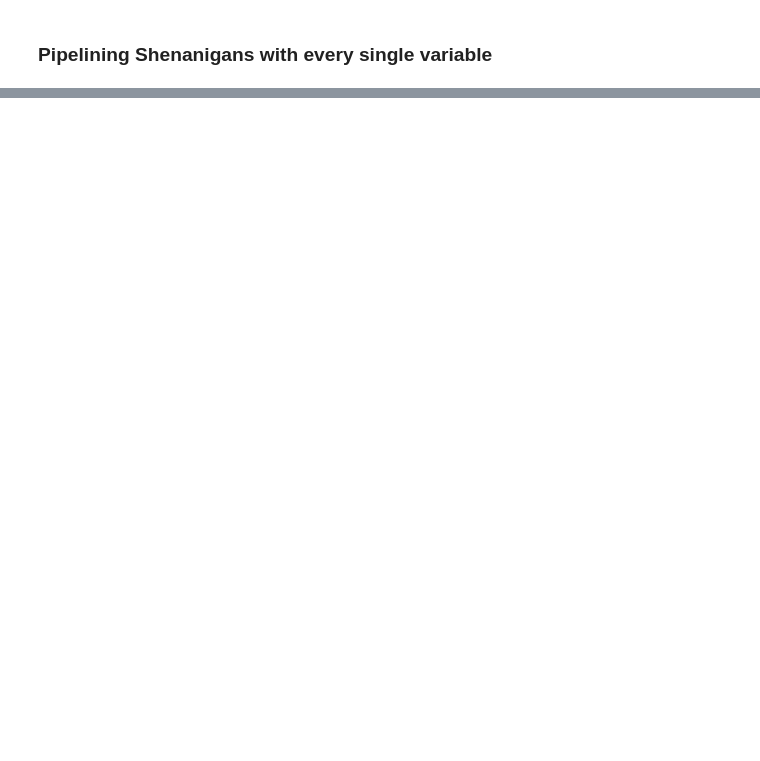
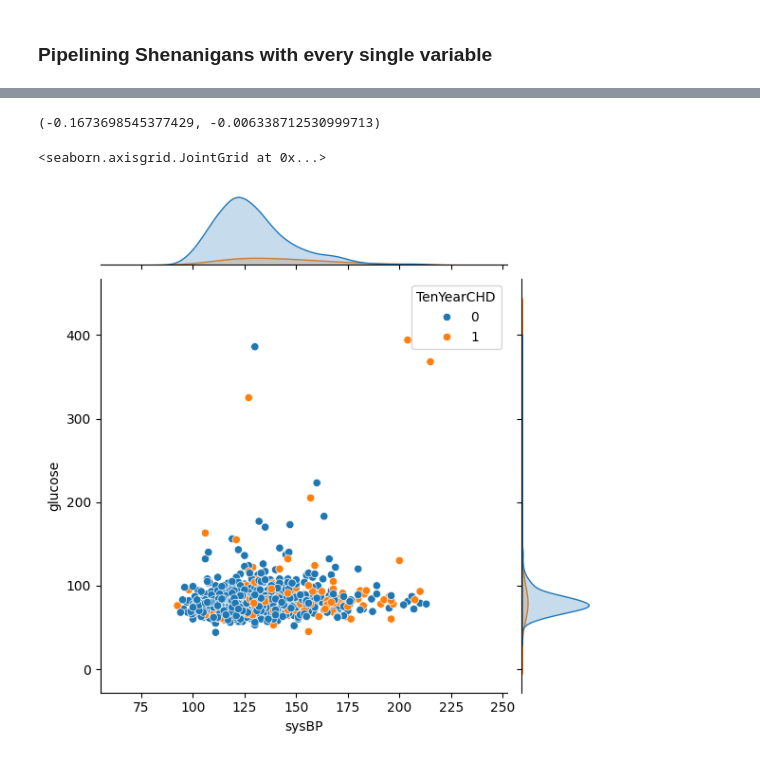
Before and after one commit to phipyao/ds3001-project_chd, a Jupyter notebook: project_chd.ipynb, the cells around one changed output, grey strips where cells are left out. Saved outputs shown, nothing was run; the diff lists cells and outputs as text; code cells hidden in the pictures; blank space fills up the shorter version.

```diff
--- a/project_chd.ipynb
+++ b/project_chd.ipynb
@@ -176,0 +110,9 @@ Tree rsq:  -0.02243805524274345
+# %%
+pipe([], ['cigsPerDay'])
+# %% [output]
+(-0.1673698545377429, -0.006338712530999713)
+# %%
+sns.jointplot(data=test_data, y='glucose', x='sysBP', hue='TenYearCHD')
+# %% [output]
+<seaborn.axisgrid.JointGrid at 0x...>
+[figure, added]
```
Also changed, not shown: parts of 17 cells of this notebook.
